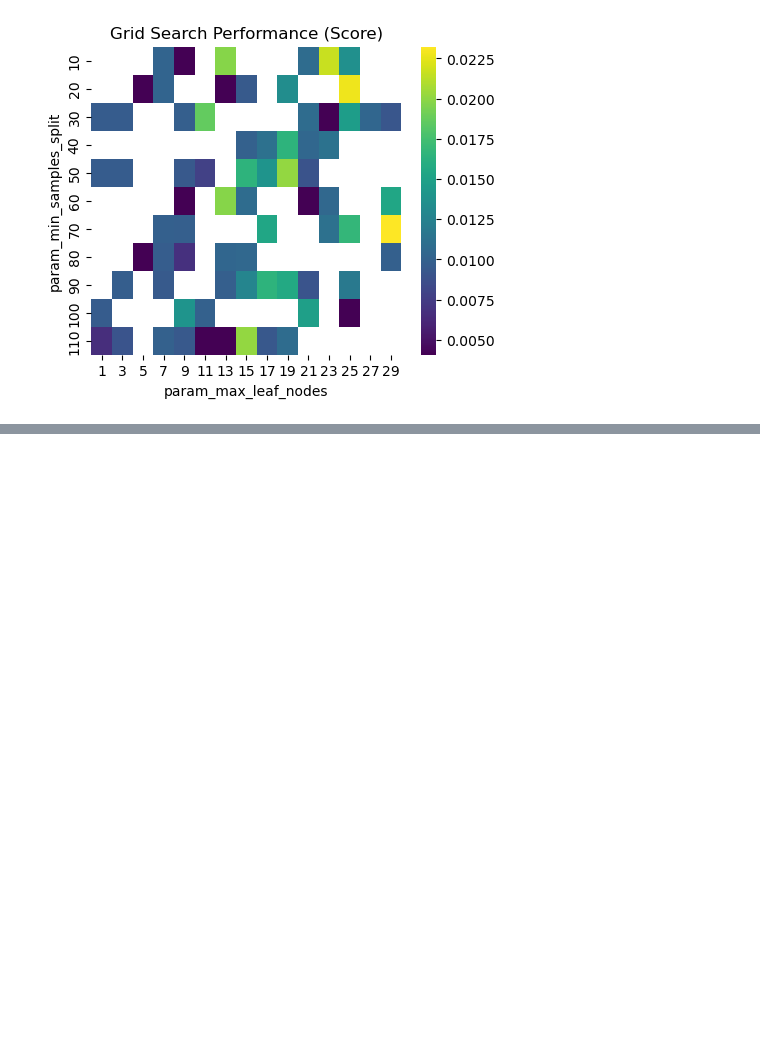
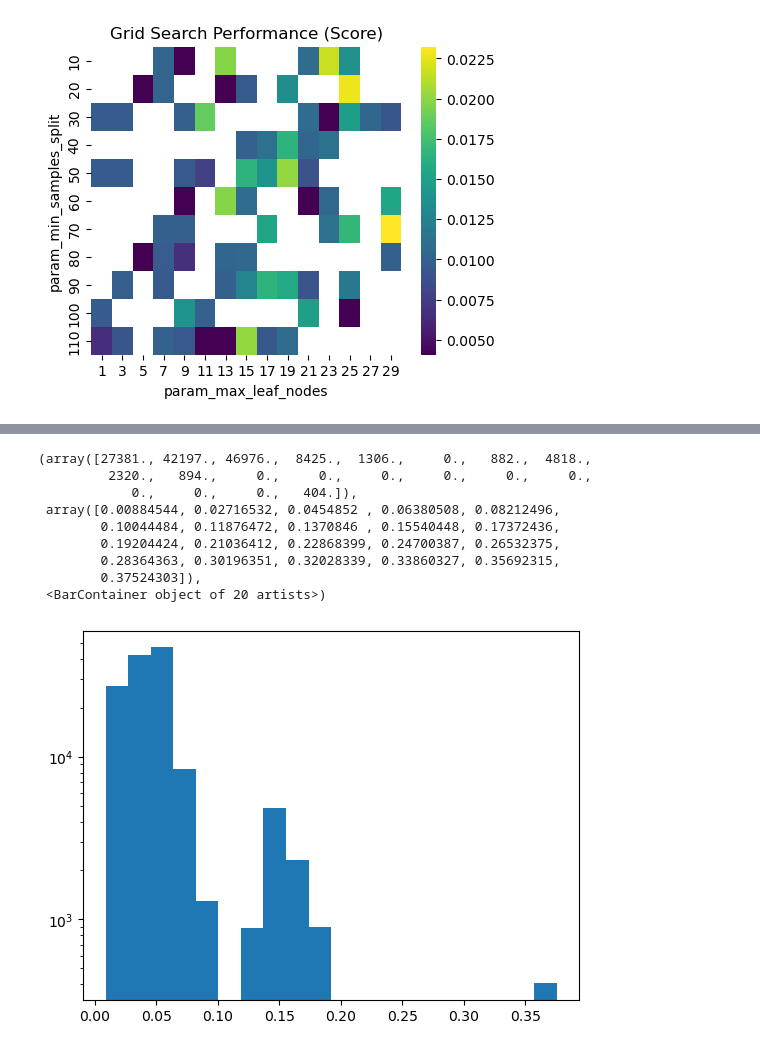
Before and after one commit to BossThePro/MLProject-Group-SR, a Jupyter notebook: Archives/dt_fit.ipynb, the cells around one changed output, grey strips where cells are left out. Cells and saved outputs as stored; diff of their text form; code cells hidden in the pictures; blank space fills up the shorter version.

```diff
--- a/Archives/dt_fit.ipynb
+++ b/Archives/dt_fit.ipynb
@@ -394,0 +477,13 @@ plt.show()
+# %%
+plt.hist(predictions,log=True,bins=20)
+# %% [output]
+(array([27381., 42197., 46976.,  8425.,  1306.,     0.,   882.,  4818.,
+         2320.,   894.,     0.,     0.,     0.,     0.,     0.,     0.,
+            0.,     0.,     0.,   404.]),
+ array([0.00884544, 0.02716532, 0.0454852 , 0.06380508, 0.08212496,
+        0.10044484, 0.11876472, 0.1370846 , 0.15540448, 0.17372436,
+        0.19204424, 0.21036412, 0.22868399, 0.24700387, 0.26532375,
+        0.28364363, 0.30196351, 0.32028339, 0.33860327, 0.35692315,
+        0.37524303]),
+ <BarContainer object of 20 artists>)
+[figure, added]
```
Also changed, not shown: parts of 47 cells of this notebook, 4 other files.
